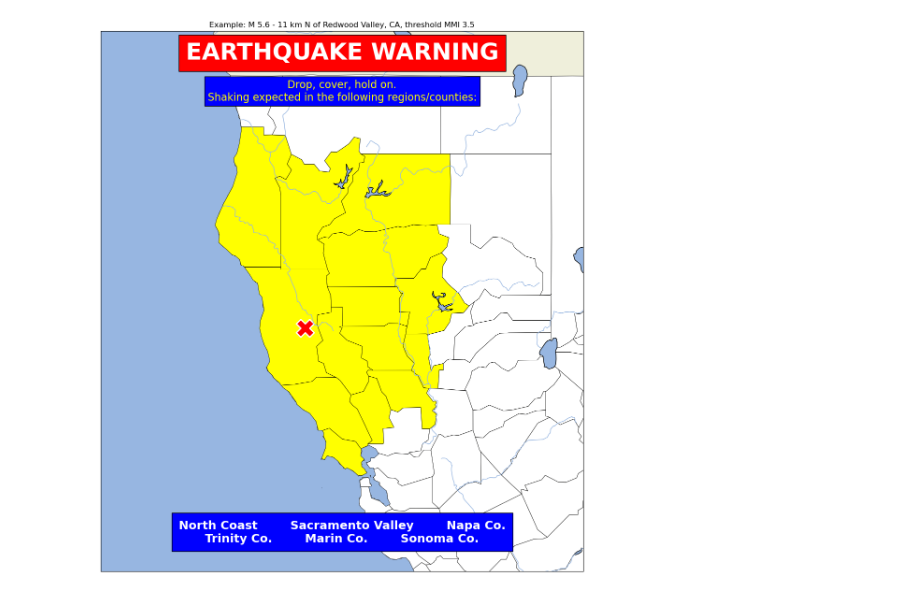
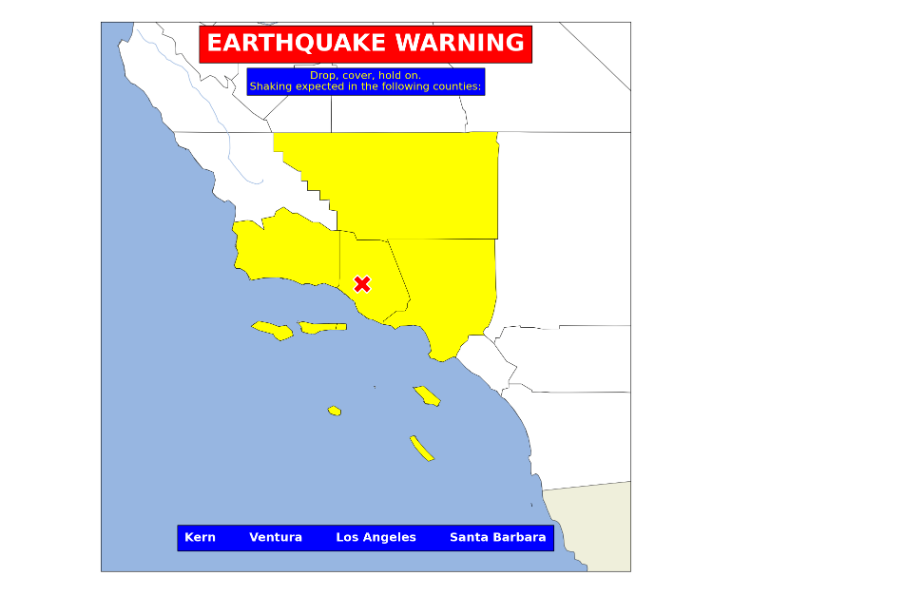
Before and after one commit to yair-franco/cal_eew_sim, a Jupyter notebook: usgs_api.ipynb, the cells around one changed output. Saved outputs shown, nothing was run; the diff lists cells and outputs as text; code cells hidden in the pictures.

```diff
--- a/usgs_api.ipynb
+++ b/usgs_api.ipynb
@@ -154,8 +154,8 @@ lims = [-127.376, -112.412, 31.166, 42.656]
 url = 'https://earthquake.usgs.gov/fdsnws/event/1/query'
 query = {
     "format": "geojson",
-    "starttime": '2020-01-01',
-    "minmagnitude": '5.5',
+    "starttime": '2019-01-01',
+    "minmagnitude": '5.0',
     "minlongitude": lims[0],
     "maxlongitude": lims[1],
     "minlatitude": lims[2],
@@ -171,5 +171,5 @@ else:
     print("error")
 
 # pprint(data['features'])
-print(len(data['features']))
+[(i,feat['properties']['title']) for i, feat in enumerate(data['features'])]
 # %% [output]
@@ -177,5 +193,5 @@ print(len(data['features']))
 # %%
-event = data['features'][0]
+event = data['features'][16]
 ev_name = event['properties']['title']
 ev_time = event['properties']['time']
 ev_utc = datetime.fromtimestamp(ev_time / 1000, UTC)
@@ -187,11 +203,13 @@ event_detail_url = event['properties']['detail']
 r2 = requests.get(event_detail_url)
 ss_detail = r2.json()
 
+has_eew = True
 try:
     eew_url = ss_detail['properties']['products']['shake-alert'][-1]['contents']['summary.json']['url']
     r3 = requests.get(eew_url)
     eew_data = r3.json()
     print('EEW report loaded')
 except:
+    has_eew = False
     print("Event has no ShakeAlert product.")
 # %% [output]
@@ -224,5 +242,8 @@ MMI 3.5
 # %%
-calnev_counties['warned'] = gdf.intersects(alert_poly)
+# calnev_counties['warned'] = gdf.intersects(alert_poly)
+calnev_counties["intersect_area"] = calnev_counties.geometry.intersection(alert_poly).area
+calnev_counties["cover_ratio"] = calnev_counties["intersect_area"] / calnev_counties.geometry.area
+calnev_counties["warned"] = calnev_counties["cover_ratio"] > 0.05
 colors = calnev_counties['warned'].map({True: 'yellow', False: 'white'})
 
 warned_names = calnev_counties[calnev_counties['warned']==True]['NAME'].tolist()
@@ -273,47 +290,51 @@ final list ['North Coast', 'Sacramento Valley', 'Napa Co.', 'Trinity Co.', 'Mari
 # %%
-fig, axi = plt.subplots(1,1,figsize=(15,15), subplot_kw={'projection': ccrs.PlateCarree()})
+if has_eew:
+    fig, axi = plt.subplots(1,1,figsize=(15,15), subplot_kw={'projection': ccrs.PlateCarree()})
 
-calnev_counties.plot(ax=axi,color=colors,edgecolor='black',linewidth=0.5)
+    calnev_counties.plot(ax=axi,color=colors,edgecolor='black',linewidth=0.5)
 
-# poly_diameter = minimum_bounding_radius(alert_poly) * 2
-# print(poly_diameter)
-# poly_diameter = max(poly_diameter,1)
-# map_lims = [epix - poly_diameter, epix + poly_diameter, epiy - poly_diameter/1.5, epiy + poly_diameter/1.5]
-pad = 1.5
-x1, y1, x2, y2 = calnev_counties[calnev_counties['warned']==True].total_bounds
-map_lims = (x1 - pad, x2 + pad, y1 - pad/1.5, y2 + pad/1.5)
+    # poly_diameter = minimum_bounding_radius(alert_poly) * 2
+    # print(poly_diameter)
+    # poly_diameter = max(poly_diameter,1)
+    # map_lims = [epix - poly_diameter, epix + poly_diameter, epiy - poly_diameter/1.5, epiy + poly_diameter/1.5]
+    pad = 1.5
+    x1, y1, x2, y2 = calnev_counties[calnev_counties['warned']==True].total_bounds
+    map_lims = (x1 - pad, x2 + pad, y1 - pad/1.5, y2 + pad/1.5)
+    try:
+        axi.set_extent(map_lims)
+    except:
+        axi.set_extent(lims)
 
-axi.set_extent(map_lims)
-
-# axi.add_feature(cfeature.COASTLINE)
-# axi.add_feature(cfeature.BORDERS, linestyle=':')
-axi.add_feature(cfeature.LAND, edgecolor='black')
-axi.add_feature(cfeature.LAKES, edgecolor='black')
-axi.add_feature(cfeature.RIVERS)
-# axi.add_feature(cfeature.STATES)
-axi.add_feature(cfeature.OCEAN)
+    # axi.add_feature(cfeature.COASTLINE)
+    # axi.add_feature(cfeature.BORDERS, linestyle=':')
+    axi.add_feature(cfeature.LAND, edgecolor='black')
+    axi.add_feature(cfeature.LAKES, edgecolor='black')
+    axi.add_feature(cfeature.RIVERS)
+    # axi.add_feature(cfeature.STATES)
+    axi.add_feature(cfeature.OCEAN)
 
 
-ew_style = dict(boxstyle='square', facecolor='red', edgecolor='black')
-axi.text(0.5,0.98,'EARTHQUAKE WARNING',transform=axi.transAxes,fontsize=36,color='w',fontweight='bold',bbox=ew_style,va='top',ha='center')
+    ew_style = dict(boxstyle='square', facecolor='red', edgecolor='black')
+    axi.text(0.5,0.98,'EARTHQUAKE WARNING',transform=axi.transAxes,fontsize=36,color='w',fontweight='bold',bbox=ew_style,va='top',ha='center')
 
-psa_text = "Drop, cover, hold on.\nShaking expected in the following counties:"
-if regions_used: psa_text = "Drop, cover, hold on.\nShaking expected in the following regions/counties:"
-psa_style = dict(boxstyle='square', facecolor='blue', edgecolor='black')
-axi.text(0.5,0.91,psa_text,transform=axi.transAxes,fontsize=16,color='yellow',bbox=psa_style,va='top',ha='center')
+    psa_text = "Drop, cover, hold on.\nShaking expected in the following counties:"
+    if regions_used: psa_text = "Drop, cover, hold on.\nShaking expected in the following regions/counties:"
+    psa_style = dict(boxstyle='square', facecolor='blue', edgecolor='black')
+    axi.text(0.5,0.91,psa_text,transform=axi.transAxes,fontsize=16,color='yellow',bbox=psa_style,va='top',ha='center')
 
-# warned_areas_list = ["12345678943546758697123456789123456789012345678901234567890987654321234567890-"]
-warn_text = "\n".join(textwrap.wrap("        ".join(final_warned_areas), width=60))
-clist_style = dict(boxstyle='square', facecolor='blue', edgecolor='k', pad=0.6)
-axi.text(0.5,0.05,warn_text,transform=axi.transAxes,fontsize=18,color='w',fontweight='bold',bbox=clist_style,va='bottom',ha='center')
+    warn_text = "\n".join(textwrap.wrap("        ".join(final_warned_areas), width=60))
+    clist_style = dict(boxstyle='square', facecolor='blue', edgecolor='k', pad=0.6)
+    axi.text(0.5,0.05,warn_text,transform=axi.transAxes,fontsize=18,color='w',fontweight='bold',bbox=clist_style,va='bottom',ha='center')
 
-axi.scatter(epix,epiy,marker='X',c='r',ec='white',linewidths=2,s=750)
-# plot_polygon(alert_poly)
+    axi.scatter(epix,epiy,marker='X',c='r',ec='white',linewidths=2,s=750)
+    # plot_polygon(alert_poly)
 
-axi.set_title(f"Example: {event['properties']['title']}, threshold {MMI}")
-plt.show()
+    # axi.set_title(f"Example: {event['properties']['title']}, threshold {MMI}")
+    plt.show()
+else:
+    print("No EEW was issued for this event.")
 # %% [output]
-[figure, old version]
+[figure, new version]
 # %%
 city_mmi_url = ss_detail['properties']['products']['losspager'][0]['contents']['json/cities.json']['url']
 r4 = requests.get(city_mmi_url)
```
Also changed, not shown: parts of 13 cells of this notebook, 5 other files.
